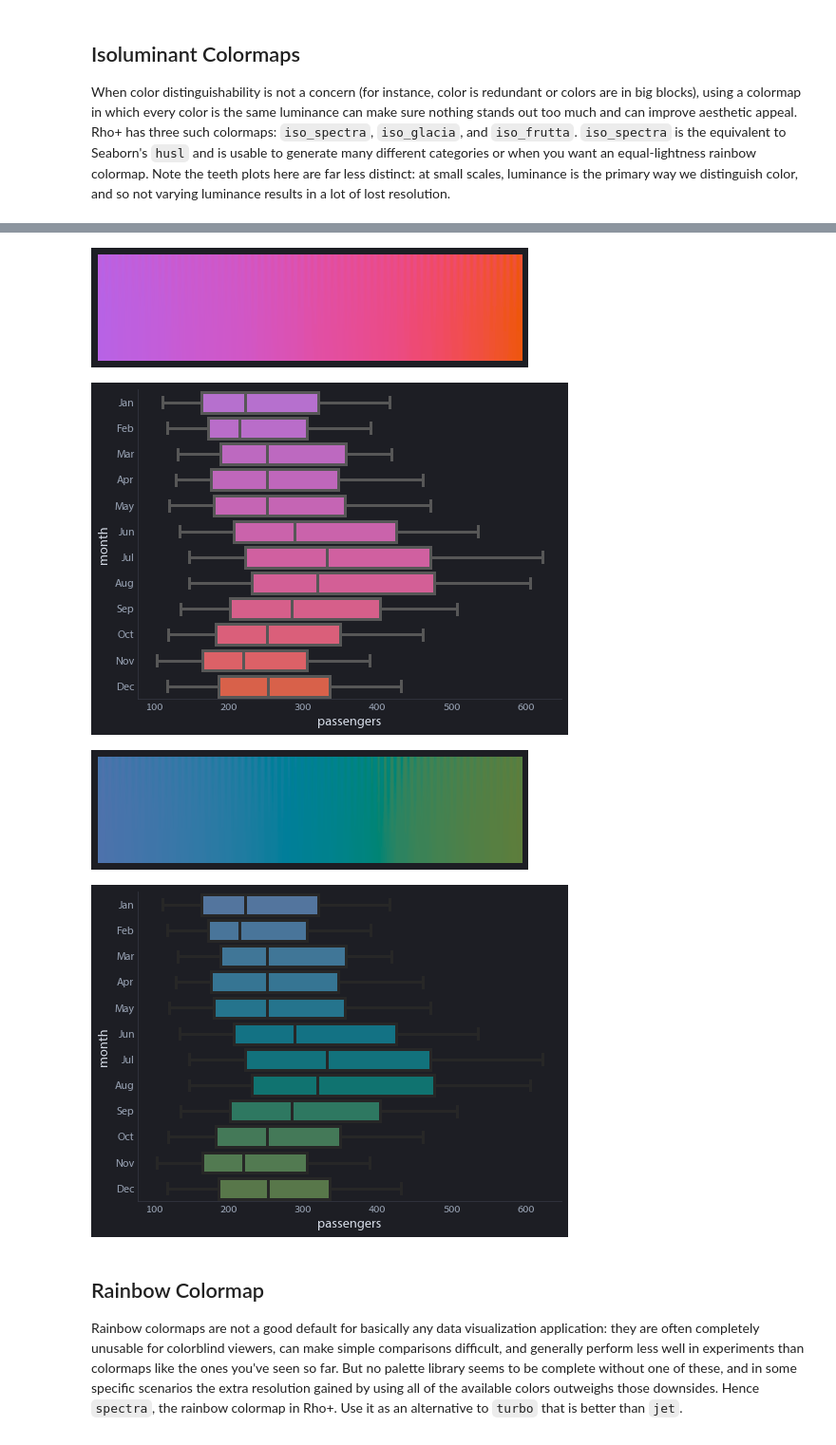
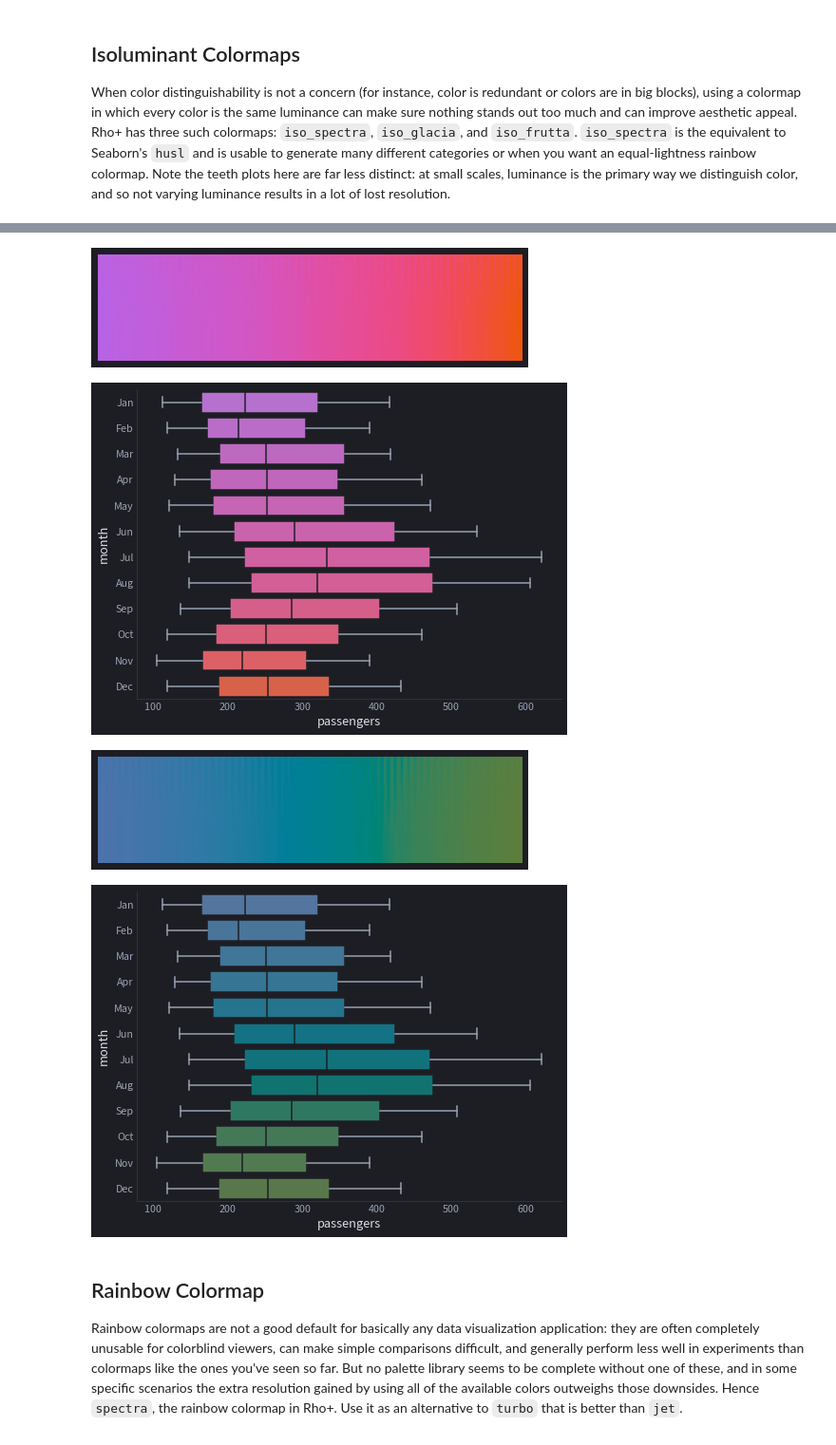
Before and after one commit to nicholas-miklaucic/rho_plus, a Jupyter notebook: docs/source/quantitative_colormaps.ipynb, the cells around one changed output, grey strips where cells are left out. Shown at 95% size. Drawn from its saved outputs; the diff is of its cells as text; code cells hidden in the pictures.

```diff
--- a/docs/source/quantitative_colormaps.ipynb
+++ b/docs/source/quantitative_colormaps.ipynb
@@ -164,9 +181,9 @@ import numpy as np
 flights = sns.load_dataset('flights')
 
 def boxplot(palette):
-    sns.boxplot(data=flights, x='passengers', y='month', palette=palette)
+    sns.boxplot(data=flights, x='passengers', y='month', palette=palette, **rp.boxstyle())
 
-teeth_plot('rho_solara')
+teeth_plot(rp.mpl_solara)
 plt.show()
 boxplot('rho_solara')
 # %% [output]
@@ -207,17 +224,17 @@ boxplot('rho_iso_spectra')
 # %%
-teeth_plot('rho_iso_frutta')
+teeth_plot(rp.mpl_iso_frutta)
 plt.show()
 boxplot('rho_iso_frutta')
 # %% [output]
 [figure]
-[figure, old version]
+[figure, new version]
 # %%
-teeth_plot('rho_iso_glacia')
+teeth_plot(rp.mpl_iso_glacia)
 plt.show()
 boxplot('rho_iso_glacia')
 # %% [output]
 [figure]
-[figure, old version]
+[figure, new version]
 # %% [markdown]
 ## Rainbow Colormap
 
```
Also changed, not shown: parts of 28 cells of this notebook, 11 other files.
